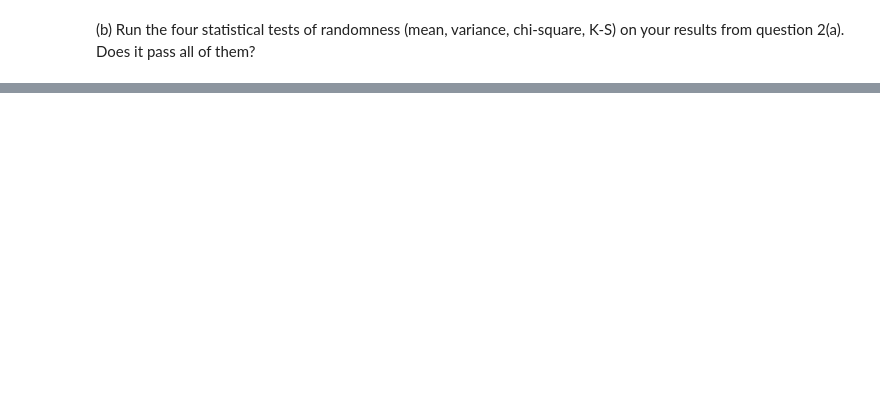
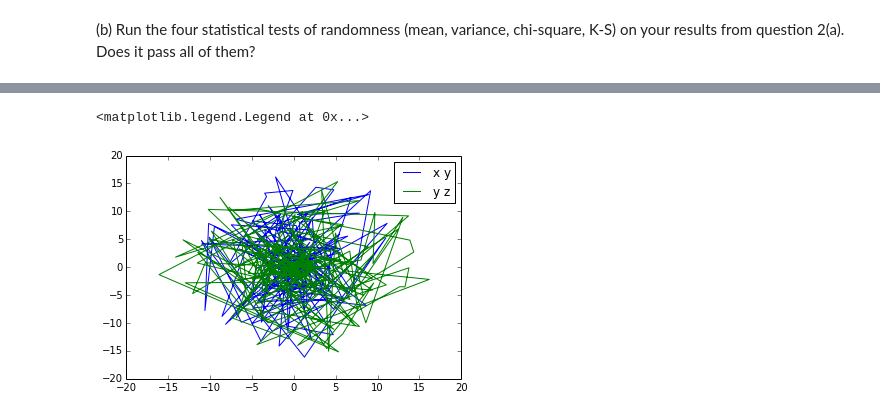
Before and after one commit to eizaguir/PHYS202-S14, a Jupyter notebook: SciPy/RandomAndMCExercises.ipynb, the cells around one changed output, grey strips where cells are left out. Cells and saved outputs as stored; diff of their text form; code cells hidden in the pictures; blank space fills up the shorter version.

```diff
--- a/SciPy/RandomAndMCExercises.ipynb
+++ b/SciPy/RandomAndMCExercises.ipynb
@@ -101,0 +106,19 @@ plt.show()
+# %%
+R = 6.38
+a = .535
+w = 0
+
+p0 =1
+
+
+density = lambda r: (p0 * (1 + w*r**2))/(1 + exp((r-R)/a))
+density2 = lambda r: (r**2) * (p0 * (1 + w*r**2))/(1 + exp((r-R)/a))
+
+r = np.linspace(0,18,197)
+
+plt.plot(r,density(r),label="Density")
+plt.plot(r,density2(r),label="Density * R^2")
+
+plt.legend(loc="best")
+
+plt.show()
@@ -101,0 +150,5 @@ plt.show()
+# %%
+phi = 2*pi*np.random.random_sample(197)
+
+v = np.random.random_sample(197)
+theta = np.arccos(2*v-1)
@@ -101,0 +159,11 @@ plt.show()
+# %%
+x = r * sin(phi)*cos(theta)
+y = r * sin(phi) * sin(theta)
+z = r * cos(theta)
+
+plt.plot(x,y,label="x y")
+plt.plot(y,z,label="y z")
+plt.legend(loc="best")
+# %% [output]
+<matplotlib.legend.Legend at 0x...>
+[figure, added]
```
Also changed, not shown: parts of 8 cells of this notebook.
